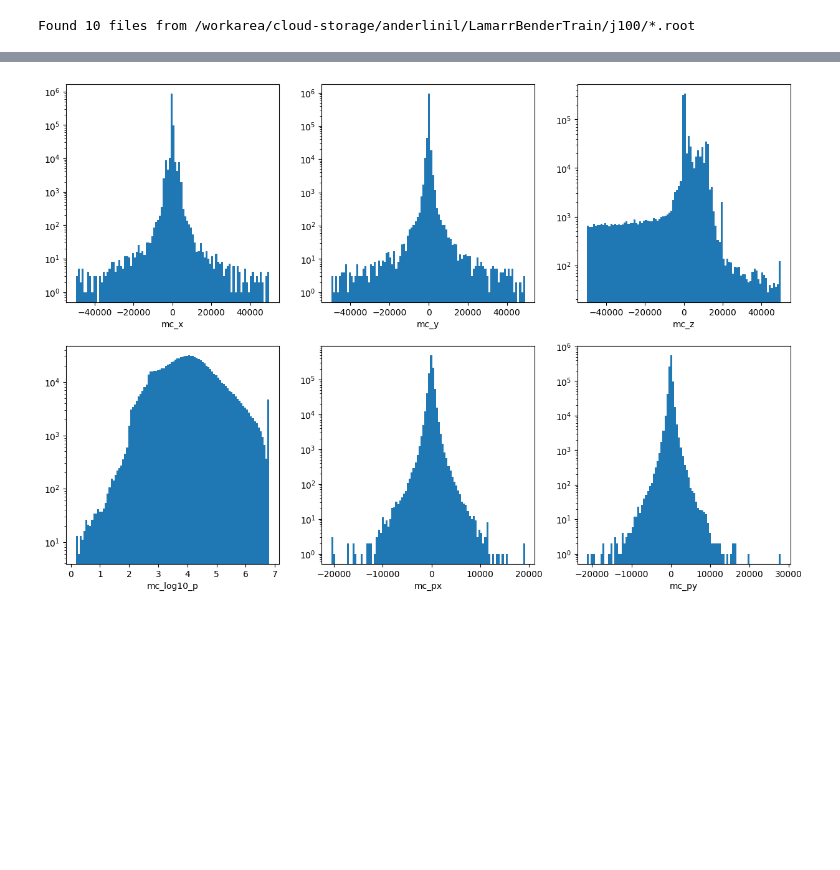
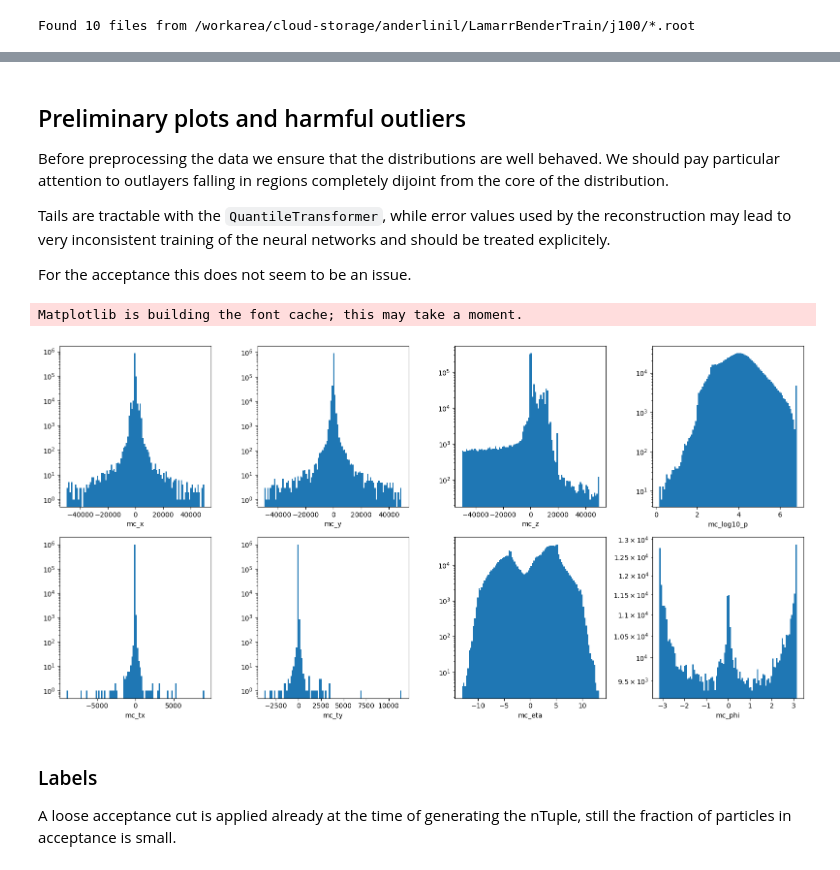
Before and after one commit to landerlini/lb-trksim-train, a Jupyter notebook: notebooks/Preprocessing.ipynb, the cells around one changed output, grey strips where cells are left out. Cells and saved outputs as stored; diff of their text form; code cells hidden in the pictures; blank space fills up the shorter version.

```diff
--- a/notebooks/Preprocessing.ipynb
+++ b/notebooks/Preprocessing.ipynb
@@ -27,7 +30,9 @@ WARNING: Running pip as the 'root' user can result in broken permissions and con
 # %%
 from glob import glob
 file_pattern = "/workarea/cloud-storage/anderlinil/LamarrBenderTrain/j100/*.root"
-file_list = glob(file_pattern)
+default_file_list = glob(file_pattern)
+file_list = environ.get("INPUT_FILES", " ".join(default_file_list)).split(" ")
+
 print (f"Found {len(file_list)} files from {file_pattern}")
 # %% [output]
 Found 10 files from /workarea/cloud-storage/anderlinil/LamarrBenderTrain/j100/*.root
@@ -59,5 +91,7 @@ Index(['mc_key', 'evtNumber', 'runNumber', 'acceptance', 'reconstructible',
 # %%
-sim['mc_log10_p'] = np.log(sim.mc_p)/np.log(10)
+sim['mc_log10_p'] = (np.log(sim.mc_p)/np.log(10)).astype(np.float32)
+sim['mc_tx'] = sim.mc_px/sim.mc_pz
+sim['mc_ty'] = sim.mc_py/sim.mc_pz
 sim['mc_is_e'] = abs(sim.mcID).isin([11]).astype(np.float32)
 sim['mc_is_mu'] = abs(sim.mcID).isin([13]).astype(np.float32)
 sim['mc_is_h'] = abs(sim.mcID).isin([211, 321, 2212]).astype(np.float32)
@@ -64,3 +100,9 @@ sim['mc_is_h'] = abs(sim.mcID).isin([211, 321, 2212]).astype(np.float32)
 # %%
-acceptance_vars = ["mc_x", "mc_y", "mc_z", "mc_log10_p", "mc_px", "mc_py", "mc_is_e", "mc_is_mu", "mc_is_h", "mc_charge"]
+acceptance_features = ["mc_x", "mc_y", "mc_z", "mc_log10_p", "mc_tx", "mc_ty", "mc_eta", "mc_phi"]
+acceptance_flags = ["mc_is_e", "mc_is_mu", "mc_is_h", "mc_charge"]
+
+acceptance_vars = acceptance_features + acceptance_flags
 acceptance_labels = ["acceptance"]
+
+display(HTML ("<H3>Features</H3><UL>" + "\n".join(f"<LI> <PRE>{var}</PRE> " for var in acceptance_vars) + "</UL>"))
+display(HTML ("<H3>Labels</H3><UL>" + "\n".join(f"<LI> <PRE>{var}</PRE> " for var in acceptance_labels) + "</UL>"))
@@ -67,16 +125,31 @@ acceptance_labels = ["acceptance"]
+# %% [markdown]
+## Preliminary plots and harmful outliers
+
+Before preprocessing the data we ensure that the distributions are well behaved.
+We should pay particular attention to outlayers falling in regions completely dijoint from the core of the distribution.
+
+Tails are tractable with the `QuantileTransformer`, while error values used by the reconstruction may lead to very inconsistent training of the neural networks and should be treated explicitely.
+
+For the acceptance this does not seem to be an issue.
 # %%
 # Performs checks and plots on the first 100k rows
 import matplotlib.pyplot as plt
 
 df = sim[acceptance_vars].head(1_000_000, npartitions=10)
-plt.figure(figsize=(15,10))
-for iVar, var in enumerate(acceptance_vars[:6], 1):
-    plt.subplot(2, 3, iVar)
+plt.figure(figsize=(16,8))
+for iVar, var in enumerate(acceptance_vars[:8], 1):
+    plt.subplot(2, 4, iVar)
     plt.hist(df[var], bins=100)
     plt.xlabel(var)
     plt.yscale('log')
 
+plt.tight_layout()
 plt.show()
 # %% [output]
+Matplotlib is building the font cache; this may take a moment.
-[figure, old version]
+[figure, new version]
+# %% [markdown]
+### Labels
+
+A loose acceptance cut is applied already at the time of generating the nTuple, still the fraction of particles in acceptance is small.
 # %%
```
Also changed, not shown: parts of 30 cells of this notebook, 7 other files.
